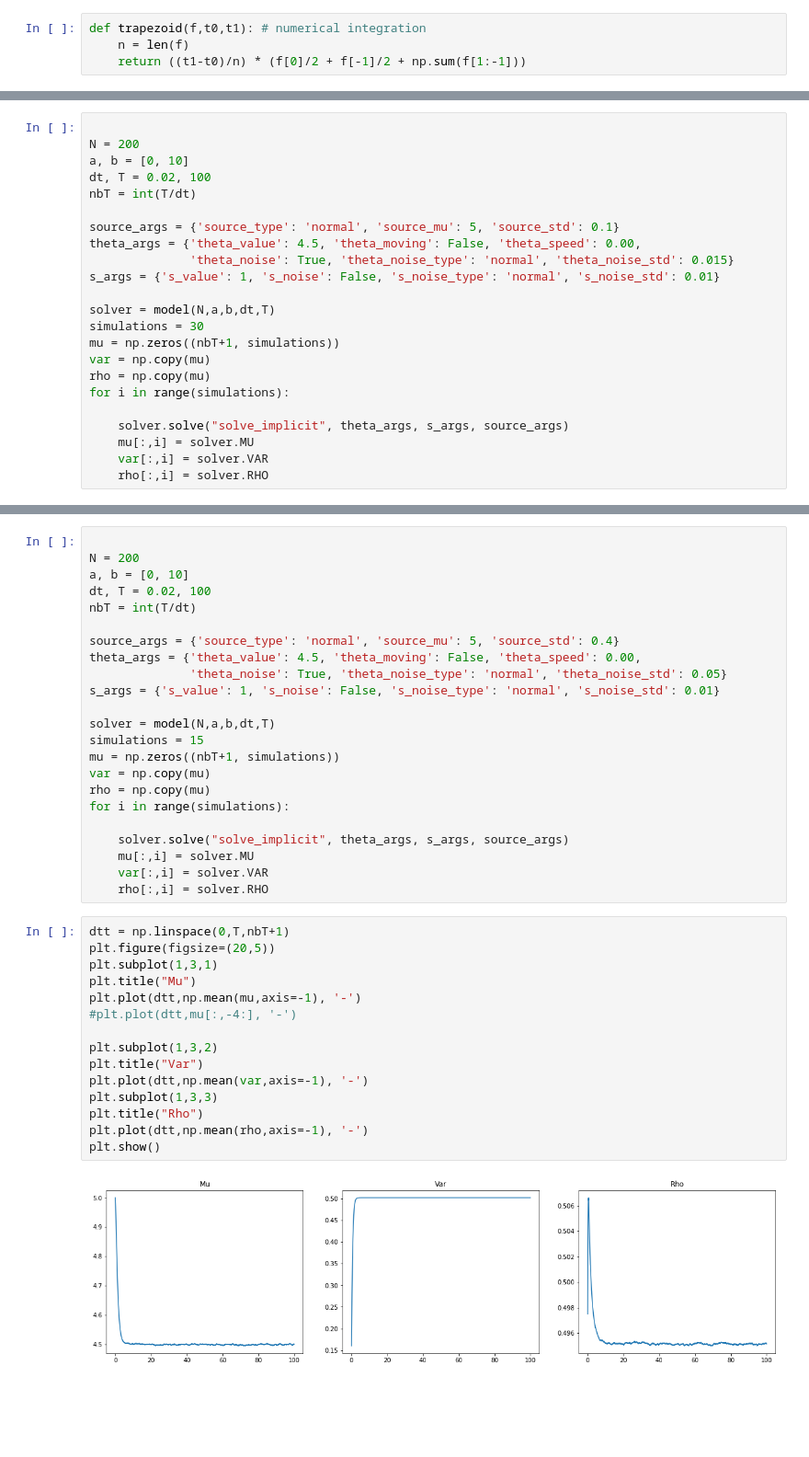
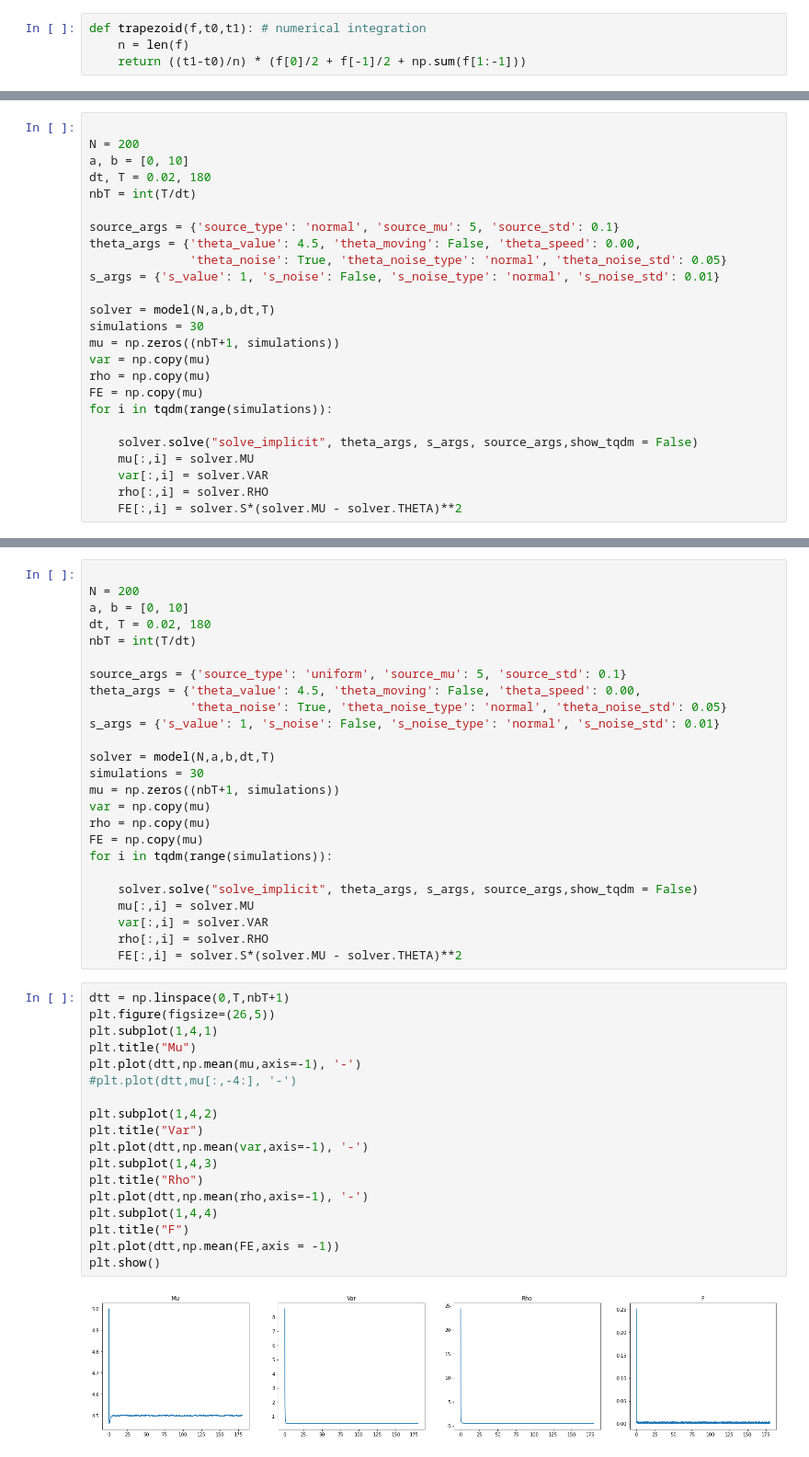
Before and after one commit to pjbenard/Projet_5A_EDP_Bio, a Jupyter notebook: comparing_simulations.ipynb, the cells around one changed output, grey strips where cells are left out. Shown at 92% size. Drawn from its saved outputs; the diff is of its cells as text; blank space fills up the shorter version.

```diff
--- a/comparing_simulations.ipynb
+++ b/comparing_simulations.ipynb
@@ -28,12 +35,12 @@ def trapezoid(f,t0,t1): # numerical integration
 
 N = 200
 a, b = [0, 10]
-dt, T = 0.02, 100
+dt, T = 0.02, 180
 nbT = int(T/dt)
 
 source_args = {'source_type': 'normal', 'source_mu': 5, 'source_std': 0.1}
 theta_args = {'theta_value': 4.5, 'theta_moving': False, 'theta_speed': 0.00,
-              'theta_noise': True, 'theta_noise_type': 'normal', 'theta_noise_std': 0.015}
+              'theta_noise': True, 'theta_noise_type': 'normal', 'theta_noise_std': 0.05}
 s_args = {'s_value': 1, 's_noise': False, 's_noise_type': 'normal', 's_noise_std': 0.01}
 
 solver = model(N,a,b,dt,T)
@@ -41,11 +48,13 @@ simulations = 30
 mu = np.zeros((nbT+1, simulations))
 var = np.copy(mu)
 rho = np.copy(mu)
-for i in range(simulations):
+FE = np.copy(mu)
+for i in tqdm(range(simulations)):
 
-    solver.solve("solve_implicit", theta_args, s_args, source_args)
+    solver.solve("solve_implicit", theta_args, s_args, source_args,show_tqdm = False)
     mu[:,i] = solver.MU
     var[:,i] = solver.VAR
     rho[:,i] = solver.RHO
+    FE[:,i] = solver.S*(solver.MU - solver.THETA)**2
 # %%
 dtt = np.linspace(0,T,nbT+1)
@@ -68,39 +130,44 @@ plt.show()
 
 N = 200
 a, b = [0, 10]
-dt, T = 0.02, 100
+dt, T = 0.02, 180
 nbT = int(T/dt)
 
-source_args = {'source_type': 'normal', 'source_mu': 5, 'source_std': 0.4}
+source_args = {'source_type': 'uniform', 'source_mu': 5, 'source_std': 0.1}
 theta_args = {'theta_value': 4.5, 'theta_moving': False, 'theta_speed': 0.00,
               'theta_noise': True, 'theta_noise_type': 'normal', 'theta_noise_std': 0.05}
 s_args = {'s_value': 1, 's_noise': False, 's_noise_type': 'normal', 's_noise_std': 0.01}
 
 solver = model(N,a,b,dt,T)
-simulations = 15
+simulations = 30
 mu = np.zeros((nbT+1, simulations))
 var = np.copy(mu)
 rho = np.copy(mu)
-for i in range(simulations):
+FE = np.copy(mu)
+for i in tqdm(range(simulations)):
 
-    solver.solve("solve_implicit", theta_args, s_args, source_args)
+    solver.solve("solve_implicit", theta_args, s_args, source_args,show_tqdm = False)
     mu[:,i] = solver.MU
     var[:,i] = solver.VAR
     rho[:,i] = solver.RHO
+    FE[:,i] = solver.S*(solver.MU - solver.THETA)**2
 # %%
 dtt = np.linspace(0,T,nbT+1)
-plt.figure(figsize=(20,5))
-plt.subplot(1,3,1)
+plt.figure(figsize=(26,5))
+plt.subplot(1,4,1)
 plt.title("Mu")
 plt.plot(dtt,np.mean(mu,axis=-1), '-')
 #plt.plot(dtt,mu[:,-4:], '-')
 
-plt.subplot(1,3,2)
+plt.subplot(1,4,2)
 plt.title("Var")
 plt.plot(dtt,np.mean(var,axis=-1), '-')
-plt.subplot(1,3,3)
+plt.subplot(1,4,3)
 plt.title("Rho")
 plt.plot(dtt,np.mean(rho,axis=-1), '-')
+plt.subplot(1,4,4)
+plt.title("F")
+plt.plot(dtt,np.mean(FE,axis = -1))
 plt.show()
 # %% [output]
-[figure, old version]
+[figure, new version]
```
Also changed, not shown: parts of 12 cells of this notebook.
